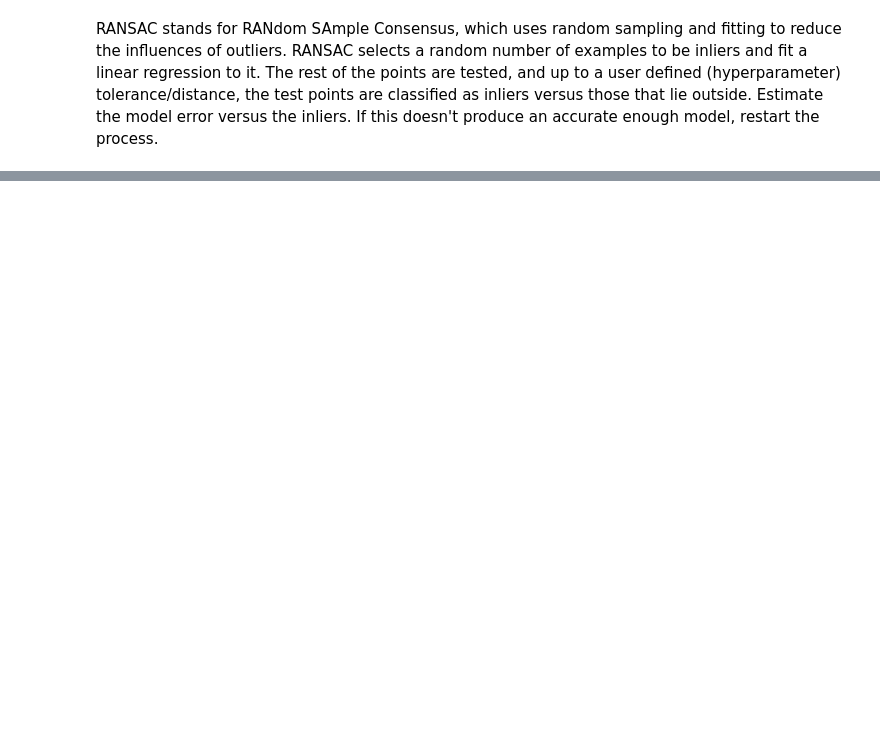
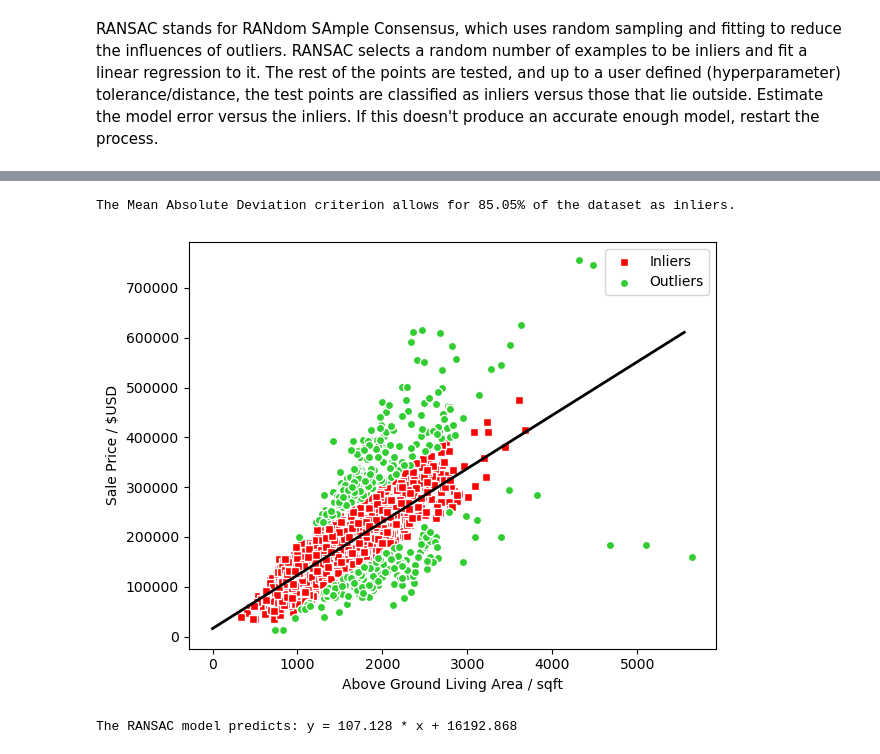
Before and after one commit to sadityag/Machine_Learning_Sebastian_Raschka, a Jupyter notebook: Regression/Linear_Regression/RANSAC.ipynb, the cells around one changed output, grey strips where cells are left out. Drawn from its saved outputs; the diff is of its cells as text; code cells hidden in the pictures; blank space fills up the shorter version.

```diff
--- a/Regression/Linear_Regression/RANSAC.ipynb
+++ b/Regression/Linear_Regression/RANSAC.ipynb
@@ -40,0 +84,24 @@ ransac.fit(X, y)
+# %%
+inlier_mask2 = ransac2.inlier_mask_
+outlier_mask2= np.logical_not(inlier_mask2)
+X_line = np.arange(0, np.max(X), 150)
+prediction_line2 = ransac2.predict(X_line.reshape(-1, 1))
+
+print(f"The Mean Absolute Deviation criterion allows for {np.mean(inlier_mask2)*100:.2f}% of the dataset as inliers.")
+
+plt.scatter(X[inlier_mask2], y[inlier_mask2], c='red', marker='s', label="Inliers", edgecolor='white')
+plt.scatter(X[outlier_mask2], y[outlier_mask2], c='limegreen', marker='o', label="Outliers", edgecolor='white')
+
+plt.plot(X_line, prediction_line2, color='black', lw=2)
+plt.xlabel('Above Ground Living Area / sqft')
+plt.ylabel('Sale Price / $USD')
+plt.legend(loc='best')
+plt.tight_layout()
+plt.show()
+# %% [output]
+The Mean Absolute Deviation criterion allows for 85.05% of the dataset as inliers.
+[figure, added]
+# %%
+print(f"The RANSAC model predicts: y = {ransac2.estimator_.coef_[0]:.3f} * x + {ransac2.estimator_.intercept_:.3f}")
+# %% [output]
+The RANSAC model predicts: y = 107.128 * x + 16192.868
```
Also changed, not shown: parts of 4 cells of this notebook, 4 other files.
